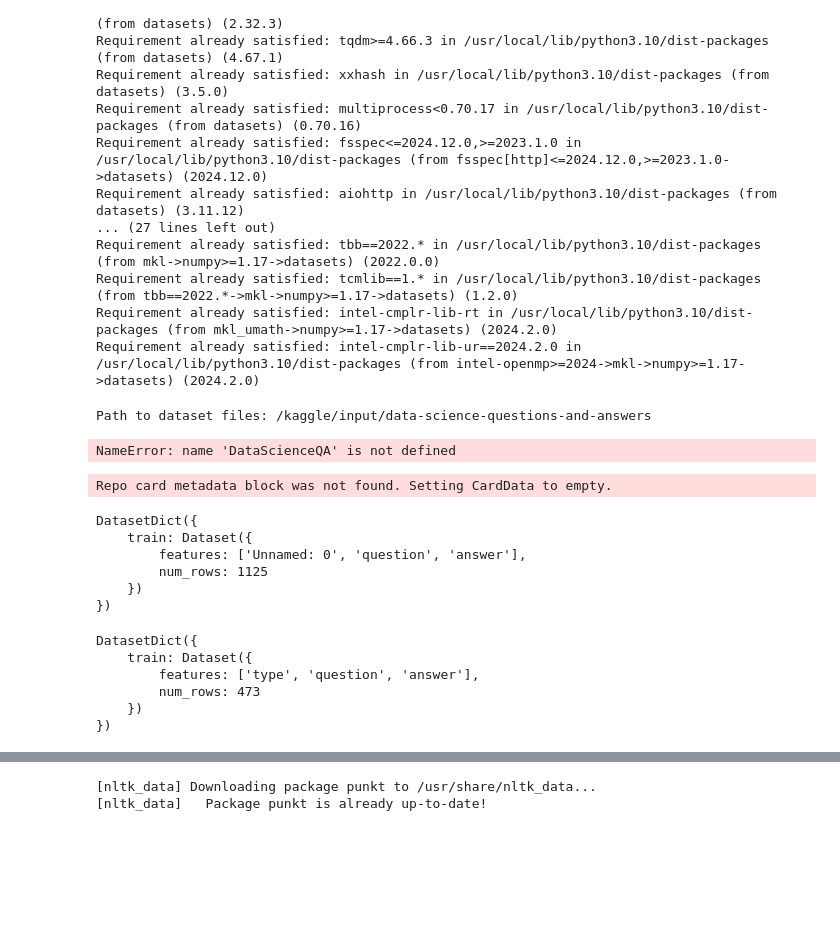
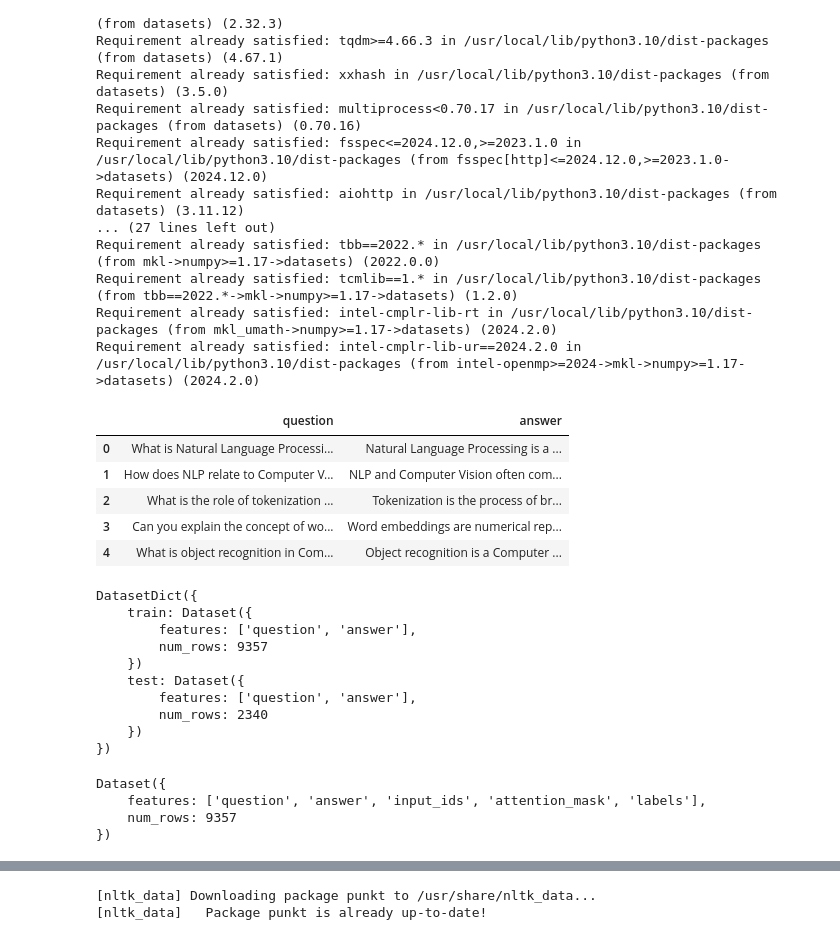
Before and after one commit to Hawawou/DS_QA_bot, a Jupyter notebook: chat-app.ipynb, the cells around one changed output, grey strips where cells are left out. Drawn from its saved outputs; the diff is of its cells as text; code cells hidden in the pictures; blank space fills up the shorter version.

```diff
--- a/chat-app.ipynb
+++ b/chat-app.ipynb
@@ -58,42 +81,35 @@ Requirement already satisfied: tbb==2022.* in /usr/local/lib/python3.10/dist-pac
 Requirement already satisfied: tcmlib==1.* in /usr/local/lib/python3.10/dist-packages (from tbb==2022.*->mkl->numpy>=1.17->datasets) (1.2.0)
 Requirement already satisfied: intel-cmplr-lib-rt in /usr/local/lib/python3.10/dist-packages (from mkl_umath->numpy>=1.17->datasets) (2024.2.0)
 Requirement already satisfied: intel-cmplr-lib-ur==2024.2.0 in /usr/local/lib/python3.10/dist-packages (from intel-openmp>=2024->mkl->numpy>=1.17->datasets) (2024.2.0)
-# %%
-import kagglehub
-
-# Download latest version
-path = kagglehub.dataset_download("nvnikhil0001/data-science-questions-and-answers")
-
-print("Path to dataset files:", path)
-# %% [output]
-Path to dataset files: /kaggle/input/data-science-questions-and-answers
-# %%
-import pandas as pd
-
-data1 = pd.read_csv(path/DataScienceQA.csv)
-pd.head()
-# %% [output]
-NameError: name 'DataScienceQA' is not defined
-# %%
-from datasets import load_dataset
-
-dataset = load_dataset("Harikrishnan46624/AI_QA_Data")
-test = load_dataset("team-bay/data-science-qa")
-dataset
-# %% [output]
-Repo card metadata block was not found. Setting CardData to empty.
-DatasetDict({
-    train: Dataset({
-        features: ['Unnamed: 0', 'question', 'answer'],
-        num_rows: 1125
-    })
-})
-# %%
-test
-# %% [output]
-DatasetDict({
-    train: Dataset({
-        features: ['type', 'question', 'answer'],
-        num_rows: 473
-    })
-})
+# %%
+import pandas as pd
+url = "https://raw.githubusercontent.com/Hawawou/DS_QA_bot/refs/heads/main/data/data1.csv"
+
+
+data = pd.read_csv(url)
+data.drop(columns=["Unnamed: 0"], inplace=True)
+data.head()
+# %% [output]
+|  | question | answer |
+| 0 | What is Natural Language Processi... | Natural Language Processing is a ... |
+| 1 | How does NLP relate to Computer V... | NLP and Computer Vision often com... |
+| 2 | What is the role of tokenization ... | Tokenization is the process of br... |
+| 3 | Can you explain the concept of wo... | Word embeddings are numerical rep... |
+| 4 | What is object recognition in Com... | Object recognition is a Computer ... |
+# %%
+from datasets import Dataset
+
+dataset = Dataset.from_pandas(data)
+dataset = dataset.train_test_split(test_size=0.2)
+dataset
+# %% [output]
+DatasetDict({
+    train: Dataset({
+        features: ['question', 'answer'],
+        num_rows: 9357
+    })
+    test: Dataset({
+        features: ['question', 'answer'],
+        num_rows: 2340
+    })
+})
@@ -110,5 +129,11 @@ def format_data(examples):
     model_inputs["labels"] = labels["input_ids"]
     return model_inputs
 # %%
-tokenized_dataset = dataset.map(format_data, batched=True)
+tokenized_dataset = data_train.map(format_data, batched=True)
+tokenized_dataset
+# %% [output]
+Dataset({
+    features: ['question', 'answer', 'input_ids', 'attention_mask', 'labels'],
+    num_rows: 9357
+})
 # %%
```
Also changed, not shown: parts of 28 cells of this notebook.
